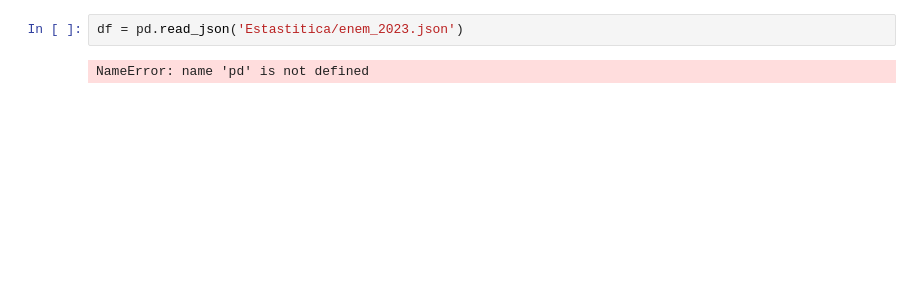
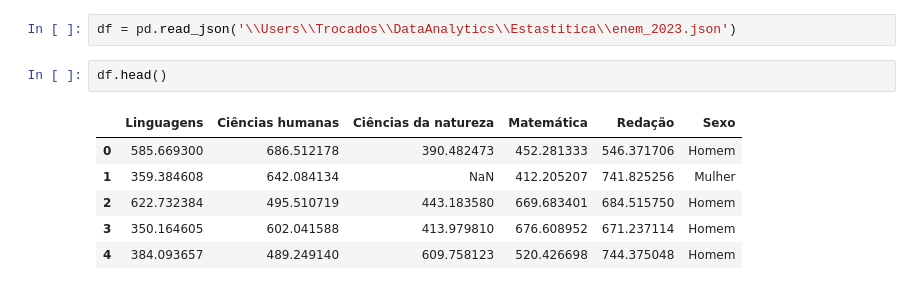
Before and after one commit to naticost/DataAnalytics, a Jupyter notebook: Estastitica/ExercicioFrequencia.ipynb, the cells around one changed output. Drawn from its saved outputs; the diff is of its cells as text; blank space fills up the shorter version.

```diff
--- a/Estastitica/ExercicioFrequencia.ipynb
+++ b/Estastitica/ExercicioFrequencia.ipynb
@@ -9,4 +7,11 @@ ModuleNotFoundError: No module named 'seaborn'
 # %%
-df = pd.read_json('Estastitica/enem_2023.json')
+df = pd.read_json('\\Users\\Trocados\\DataAnalytics\\Estastitica\\enem_2023.json')
-# %% [output]
-NameError: name 'pd' is not defined
+# %%
+df.head()
+# %% [output]
+|  | Linguagens | Ciências humanas | Ciências da natureza | Matemática | Redação | Sexo |
+| 0 | 585.669300 | 686.512178 | 390.482473 | 452.281333 | 546.371706 | Homem |
+| 1 | 359.384608 | 642.084134 | NaN | 412.205207 | 741.825256 | Mulher |
+| 2 | 622.732384 | 495.510719 | 443.183580 | 669.683401 | 684.515750 | Homem |
+| 3 | 350.164605 | 602.041588 | 413.979810 | 676.608952 | 671.237114 | Homem |
+| 4 | 384.093657 | 489.249140 | 609.758123 | 520.426698 | 744.375048 | Homem |
```
Also changed, not shown: parts of 12 cells of this notebook.
